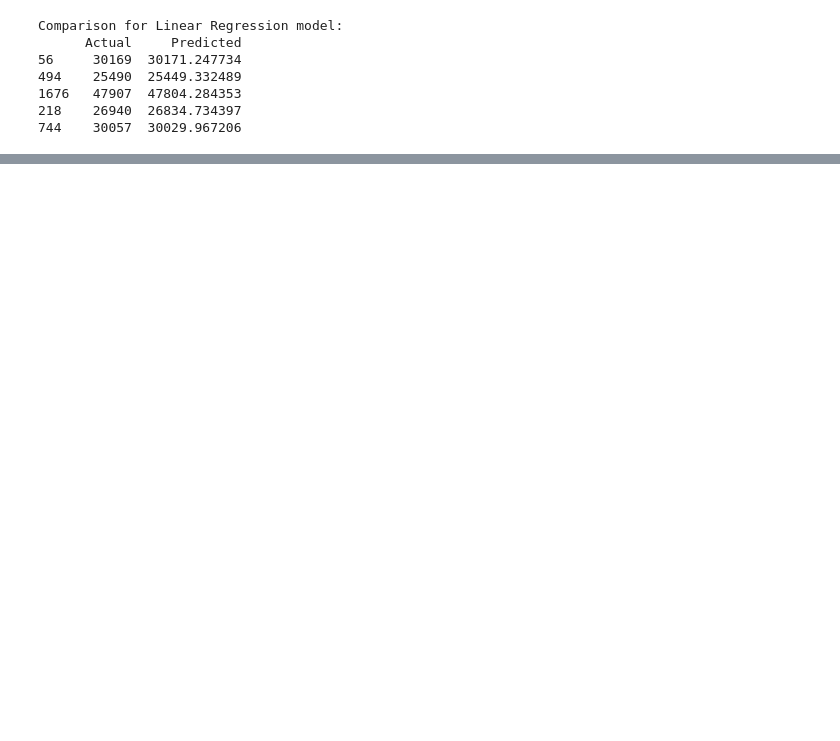
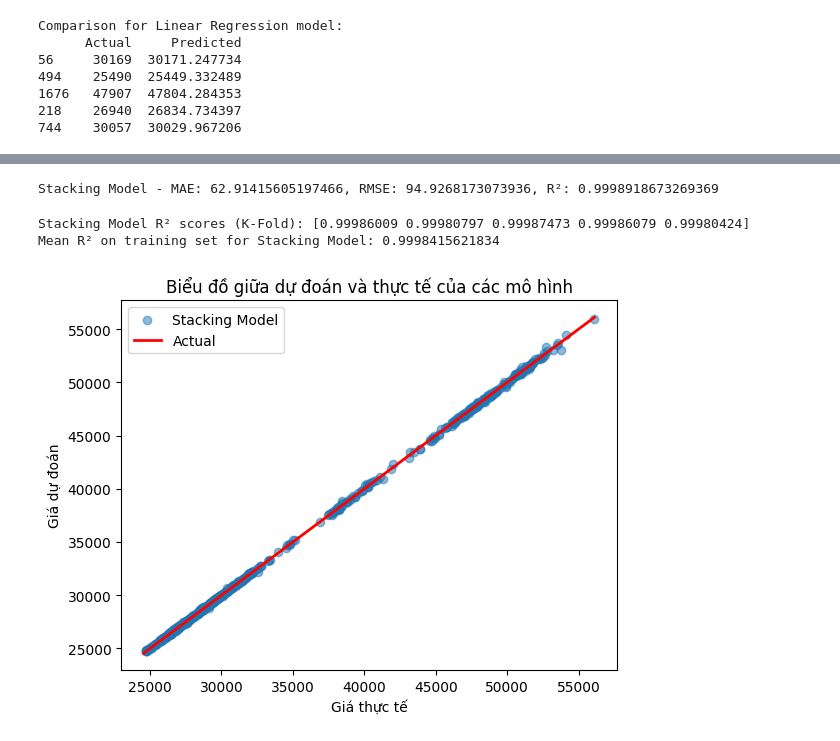
Before and after one commit to thangtran113/demo2, a Jupyter notebook: note.ipynb, the cells around one changed output, grey strips where cells are left out. Cells and saved outputs as stored; diff of their text form; code cells hidden in the pictures; blank space fills up the shorter version.

```diff
--- a/note.ipynb
+++ b/note.ipynb
@@ -155,3 +269,30 @@ Comparison for Stacking model:
+# %%
+# Đánh giá mô hình Stacking
+mae_stack = mean_absolute_error(y_test, y_pred_stack)
+rmse_stack = math.sqrt(mean_squared_error(y_test, y_pred_stack))
+r2_stack = r2_score(y_test, y_pred_stack)
+
+print(f"Stacking Model - MAE: {mae_stack}, RMSE: {rmse_stack}, R²: {r2_stack}")
+# %% [output]
+Stacking Model - MAE: 62.91415605197466, RMSE: 94.9268173073936, R²: 0.9998918673269369
+# %%
+# K-Fold Cross-Validation cho Stacking Model
+cv_r2_scores_stack = cross_val_score(stacking_model, X_train, y_train, cv=kf, scoring='r2')
+print(f"Stacking Model R² scores (K-Fold): {cv_r2_scores_stack}")
+print(f"Mean R² on training set for Stacking Model: {np.mean(cv_r2_scores_stack)}")
+# %% [output]
+Stacking Model R² scores (K-Fold): [0.99986009 0.99980797 0.99987473 0.99986079 0.99980424]
+Mean R² on training set for Stacking Model: 0.9998415621834
+# %%
+plt.scatter(y_test, y_pred_stack, label="Stacking Model", alpha=0.5)
+plt.plot([y.min(), y.max()], [y.min(), y.max()], color='red', linewidth=2, label="Actual")
+plt.xlabel("Giá thực tế")
+plt.ylabel("Giá dự đoán")
+plt.legend()
+plt.title("Biểu đồ giữa dự đoán và thực tế của các mô hình")
+plt.show()
+# %% [output]
+[figure, added]
 # %%
 # 8. Đánh giá mô hình bằng các chỉ số như MSE, MAE, R²
 def evaluate_model(y_test, y_pred, model_name):
```
Also changed, not shown: parts of 25 cells of this notebook, 2 other files.
